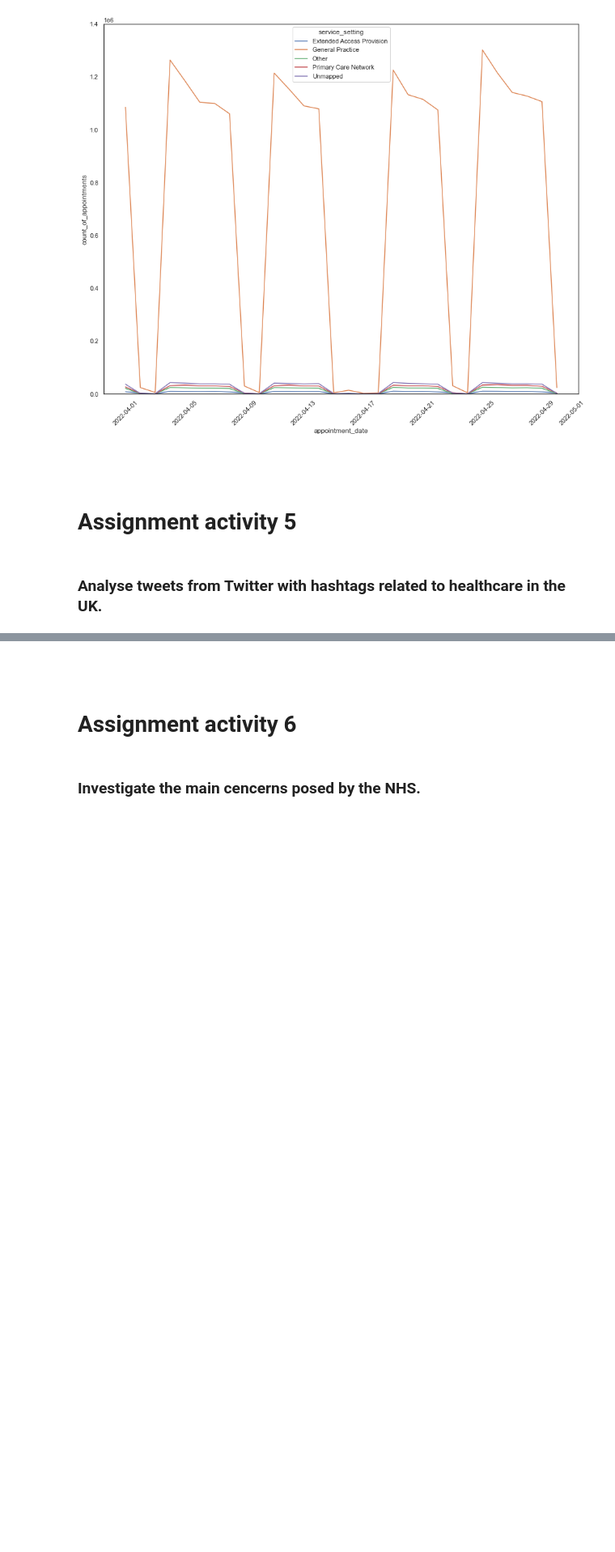
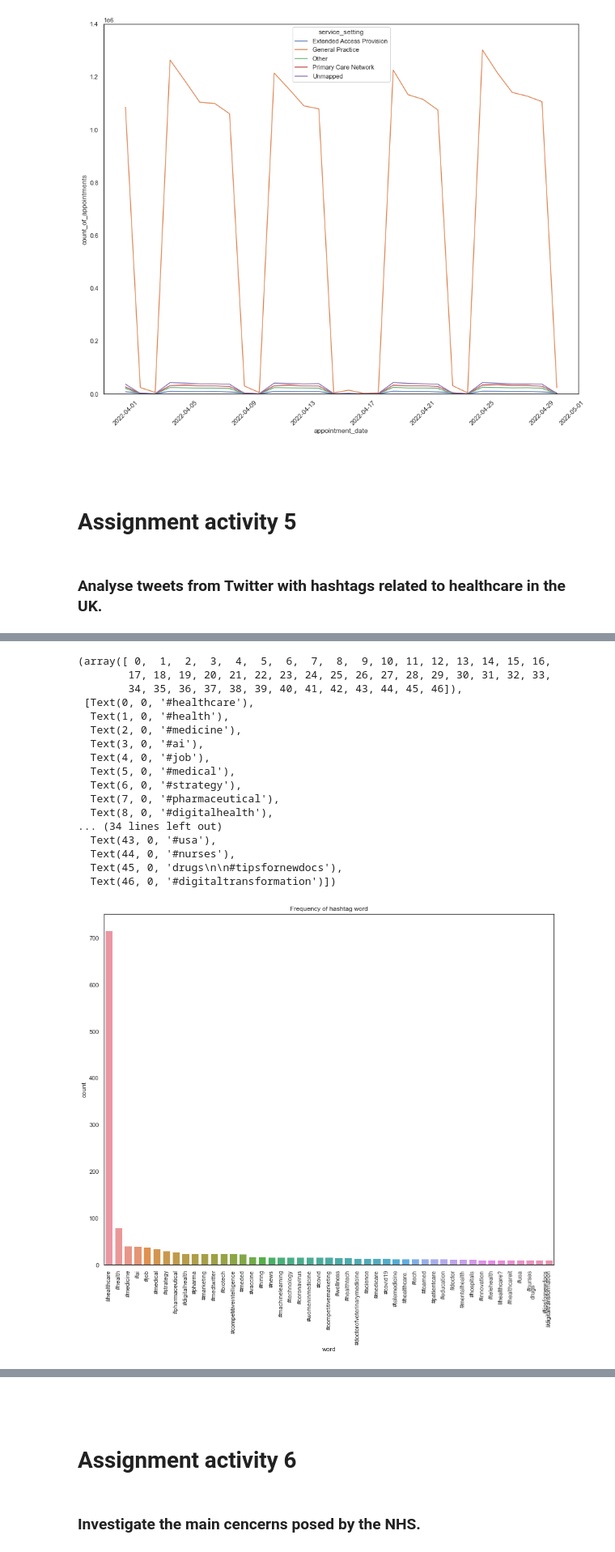
Before and after one commit to essjmeha/Assignment_Diagnostic_Anatysis_using_Python, a Jupyter notebook: Meharg_Jane_DA201_Assignment_Notebook.ipynb, the cells around one changed output, grey strips where cells are left out. Shown at 81% size. Saved outputs shown, nothing was run; the diff lists cells and outputs as text; code cells hidden in the pictures; blank space fills up the shorter version.

Commit message:
Add files via upload
tweets summary

```diff
--- a/Meharg_Jane_DA201_Assignment_Notebook.ipynb
+++ b/Meharg_Jane_DA201_Assignment_Notebook.ipynb
@@ -984,2 +1088,19 @@ pd.options.display.max_colwidth = 200
 # %%
 # Loop through the messages, and create a list of values containing the # symbol.
+
+# Create a variable (tags)
+tags = []
+
+# use for loop to search for # in texts
+for y in [x
+          .split(' ') for x in tweets['tweet_full_text'].values]:
+    for z in y:
+        if '#' in z:
+            # Change to lowercase.
+            tags.append(z.lower())
+# %%
+# Create a Series
+tags_Series = pd.Series(tags)
+
+# View Tags series
+tags_Series
@@ -985,0 +1120,6 @@ pd.options.display.max_colwidth = 200
+# %%
+# Count the hashtags in tags_series
+tags_count = tags_Series.value_counts().reset_index()
+
+# View the series
+tags_count
@@ -988,5 +1161,7 @@ pd.options.display.max_colwidth = 200
 # %%
 # Convert the series to a DataFrame in preparation for visualisation.
+data = pd.DataFrame(tags_count)
 
 
 # Rename the columns.
+data.columns = ['word', 'count']
@@ -1000,5 +1223,27 @@ pd.options.display.max_colwidth = 200
 # %%
 # Create a Seaborn barplot indicating records with a count >10 records.
+sns.barplot(x='word', y='count', data=data[data['count'] > 10]).set_title ('Frequency of hashtag word')
+
+plt.xticks(rotation=90)
+# %% [output]
+(array([ 0,  1,  2,  3,  4,  5,  6,  7,  8,  9, 10, 11, 12, 13, 14, 15, 16,
+        17, 18, 19, 20, 21, 22, 23, 24, 25, 26, 27, 28, 29, 30, 31, 32, 33,
+        34, 35, 36, 37, 38, 39, 40, 41, 42, 43, 44, 45, 46]),
+ [Text(0, 0, '#healthcare'),
+  Text(1, 0, '#health'),
+  Text(2, 0, '#medicine'),
+  Text(3, 0, '#ai'),
+  Text(4, 0, '#job'),
+  Text(5, 0, '#medical'),
+  Text(6, 0, '#strategy'),
+  Text(7, 0, '#pharmaceutical'),
+  Text(8, 0, '#digitalhealth'),
+... (34 lines left out)
+  Text(43, 0, '#usa'),
+  Text(44, 0, '#nurses'),
+  Text(45, 0, 'drugs\n\n#tipsfornewdocs'),
+  Text(46, 0, '#digitaltransformation')])
+[figure, added]
 # %%
 # Create the plot.
 
```
Also changed, not shown: parts of 27 cells of this notebook.
